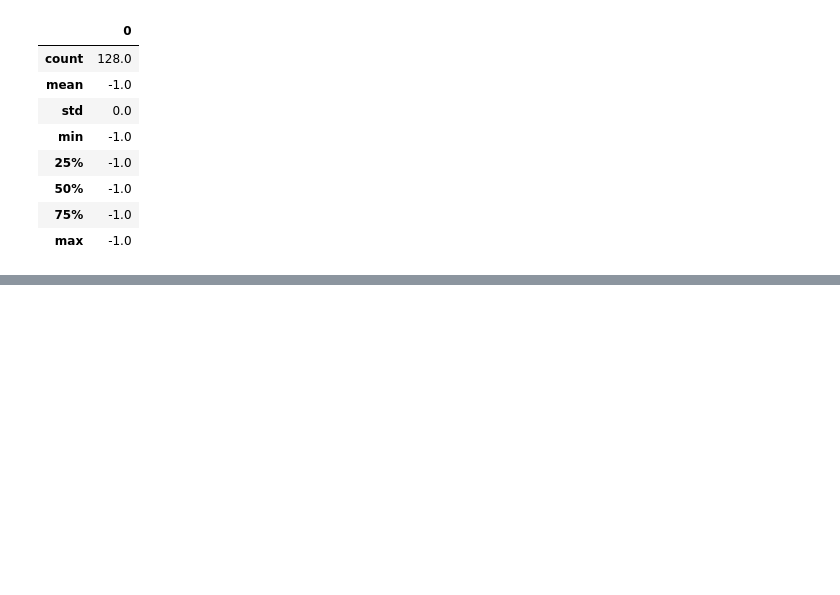
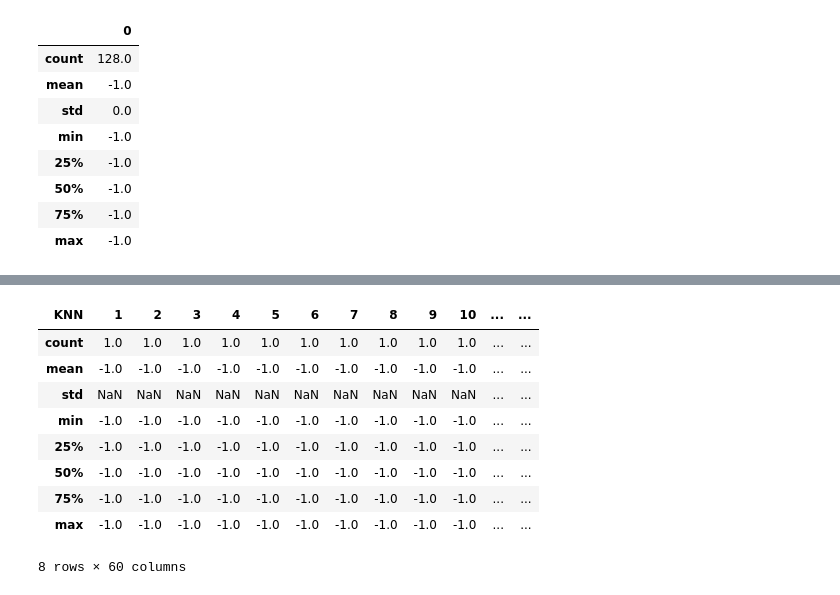
Before and after one commit to Nils-Treuheit/XAI-SCAN, a Jupyter notebook: test.ipynb, the cells around one changed output, grey strips where cells are left out. Cells and saved outputs as stored; diff of their text form; code cells hidden in the pictures; blank space fills up the shorter version.

Commit message:
Update test.ipynb
see model output and topk files

```diff
--- a/test.ipynb
+++ b/test.ipynb
@@ -68,0 +66,5 @@ Image.fromarray(dataset.data[1]).resize((320,320))
+# %%
+data = np.load("./results/cifar-20/pretext/topk-single_img-neighbors.npy")
+#data = np.load("./results/cifar-20/pretext/topk-val-neighbors.npy")
+#data = np.load("./results/cifar-20/pretext/topk-train-neighbors.npy")
+data.shape
@@ -68,0 +73,4 @@ Image.fromarray(dataset.data[1]).resize((320,320))
+# %%
+df = pd.DataFrame(data, index = pd.Series([*range(data.shape[0])],name="DataSample"), columns=pd.Series([*range(data.shape[1])],name="KNN"))
+df = df.drop(columns = df.columns[0])
+df
@@ -68,0 +82,13 @@ Image.fromarray(dataset.data[1]).resize((320,320))
+# %%
+df.describe()
+# %% [output]
+| KNN | 1 | 2 | 3 | 4 | 5 | 6 | 7 | 8 | 9 | 10 | ... | ... |
+| count | 1.0 | 1.0 | 1.0 | 1.0 | 1.0 | 1.0 | 1.0 | 1.0 | 1.0 | 1.0 | ... | ... |
+| mean | -1.0 | -1.0 | -1.0 | -1.0 | -1.0 | -1.0 | -1.0 | -1.0 | -1.0 | -1.0 | ... | ... |
+| std | NaN | NaN | NaN | NaN | NaN | NaN | NaN | NaN | NaN | NaN | ... | ... |
+| min | -1.0 | -1.0 | -1.0 | -1.0 | -1.0 | -1.0 | -1.0 | -1.0 | -1.0 | -1.0 | ... | ... |
+| 25% | -1.0 | -1.0 | -1.0 | -1.0 | -1.0 | -1.0 | -1.0 | -1.0 | -1.0 | -1.0 | ... | ... |
+| 50% | -1.0 | -1.0 | -1.0 | -1.0 | -1.0 | -1.0 | -1.0 | -1.0 | -1.0 | -1.0 | ... | ... |
+| 75% | -1.0 | -1.0 | -1.0 | -1.0 | -1.0 | -1.0 | -1.0 | -1.0 | -1.0 | -1.0 | ... | ... |
+| max | -1.0 | -1.0 | -1.0 | -1.0 | -1.0 | -1.0 | -1.0 | -1.0 | -1.0 | -1.0 | ... | ... |
+8 rows × 60 columns
```
Also changed, not shown: parts of 9 cells of this notebook.
